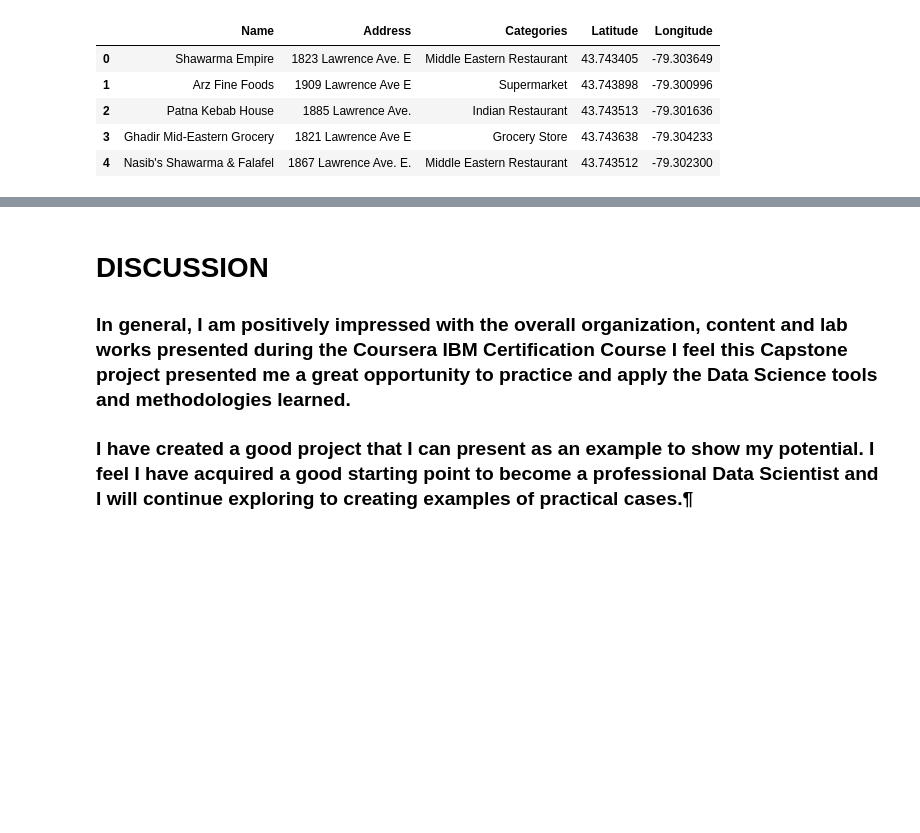
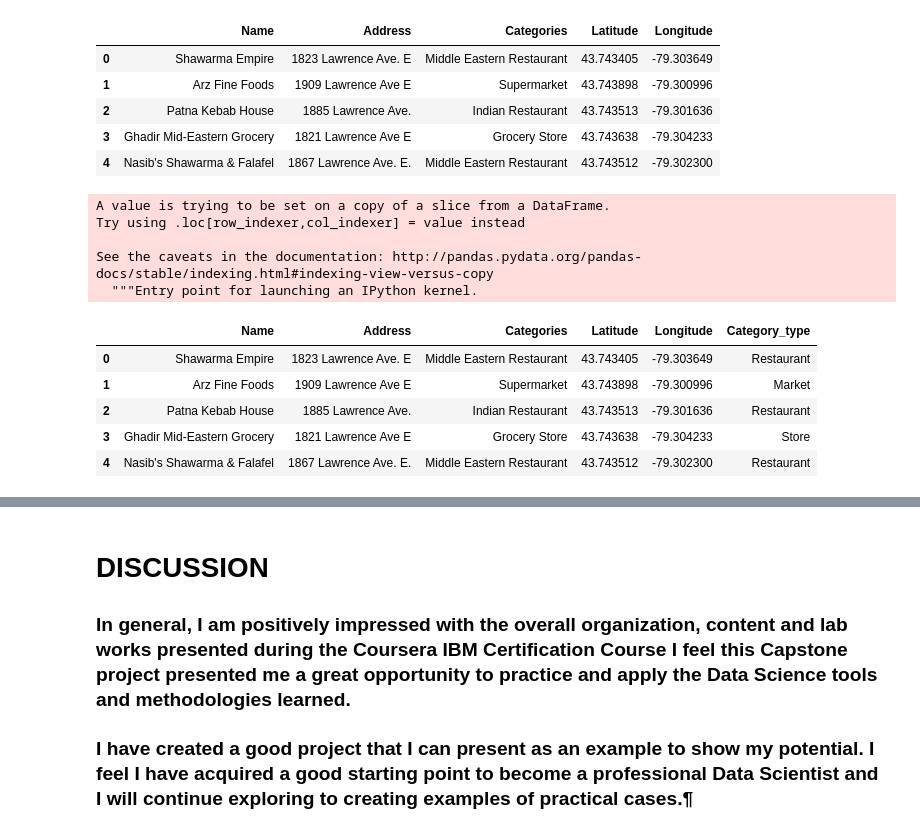
Before and after one commit to talha915/Data-Science-Capstone-Week-4-Coursera, a Jupyter notebook: Capstone Project The Battle of Neighbors Week 4.ipynb, the cells around one changed output, grey strips where cells are left out. Drawn from its saved outputs; the diff is of its cells as text; code cells hidden in the pictures; blank space fills up the shorter version.

```diff
--- a/Capstone Project The Battle of Neighbors Week 4.ipynb
+++ b/Capstone Project The Battle of Neighbors Week 4.ipynb
@@ -221,0 +235,17 @@ clean_data.head()
+# %%
+clean_data['Category_type'] = np.select(conditions, results, default='Unknown')
+# %% [output]
+A value is trying to be set on a copy of a slice from a DataFrame.
+Try using .loc[row_indexer,col_indexer] = value instead
+
+See the caveats in the documentation: http://pandas.pydata.org/pandas-docs/stable/indexing.html#indexing-view-versus-copy
+  """Entry point for launching an IPython kernel.
+# %%
+clean_data.head()
+# %% [output]
+|  | Name | Address | Categories | Latitude | Longitude | Category_type |
+| 0 | Shawarma Empire | 1823 Lawrence Ave. E | Middle Eastern Restaurant | 43.743405 | -79.303649 | Restaurant |
+| 1 | Arz Fine Foods | 1909 Lawrence Ave E | Supermarket | 43.743898 | -79.300996 | Market |
+| 2 | Patna Kebab House | 1885 Lawrence Ave. | Indian Restaurant | 43.743513 | -79.301636 | Restaurant |
+| 3 | Ghadir Mid-Eastern Grocery | 1821 Lawrence Ave E | Grocery Store | 43.743638 | -79.304233 | Store |
+| 4 | Nasib's Shawarma & Falafel | 1867 Lawrence Ave. E. | Middle Eastern Restaurant | 43.743512 | -79.302300 | Restaurant |
```
Also changed, not shown: parts of 7 cells of this notebook.
